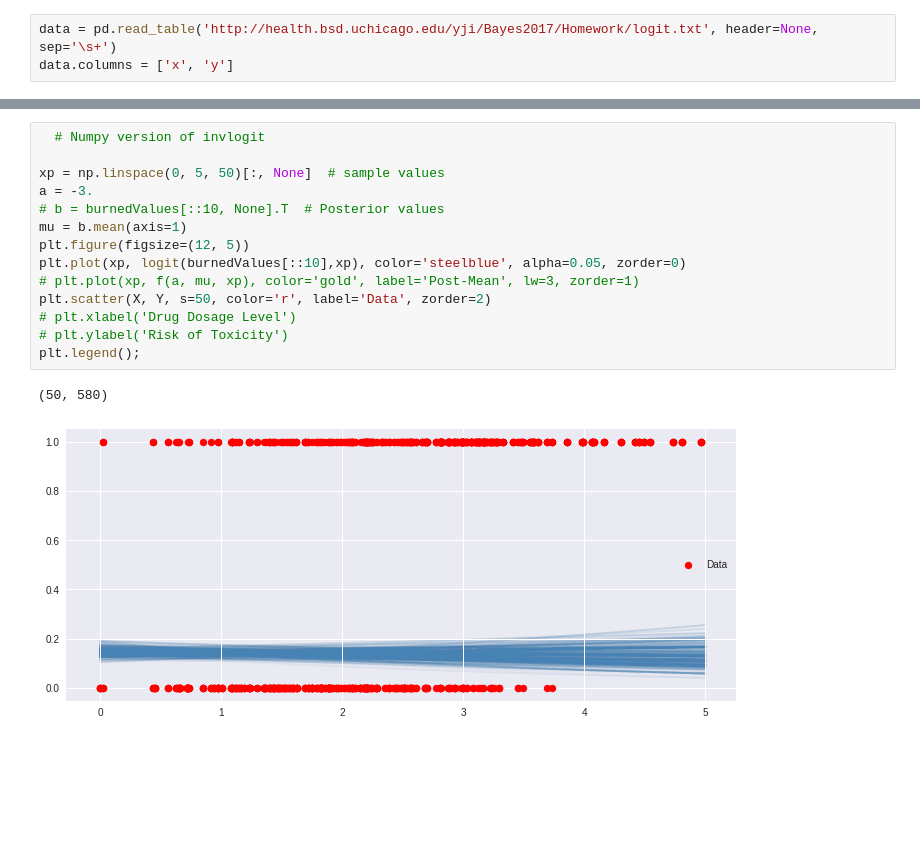
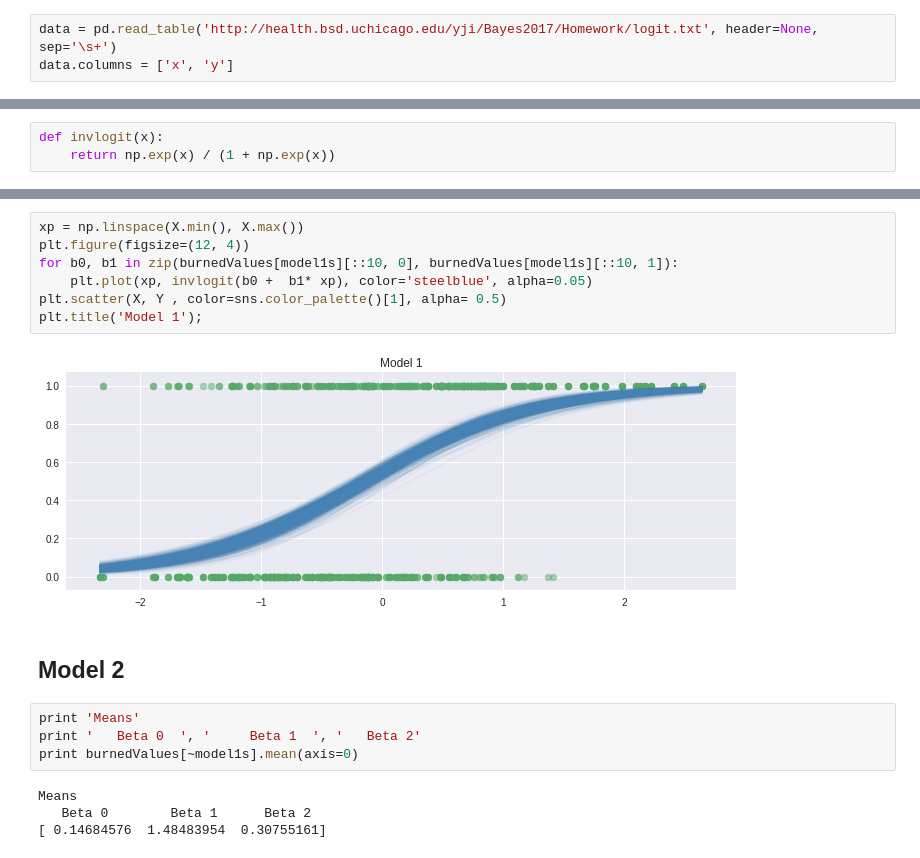
Before and after one commit to gdj0nes/BayesianModeling, a Jupyter notebook: hw4.ipynb, the cells around one changed output, grey strips where cells are left out. Saved outputs shown, nothing was run; the diff lists cells and outputs as text; blank space fills up the shorter version.

```diff
--- a/hw4.ipynb
+++ b/hw4.ipynb
@@ -152,0 +170,3 @@ burnedValues = np.hstack([beta01, beta2])[5000::15]
+# %%
+def invlogit(x):
+    return np.exp(x) / (1 + np.exp(x))
@@ -196,17 +202,19 @@ pred01 = logit(beta01, X)
-# %%
-  # Numpy version of invlogit
-
-xp = np.linspace(0, 5, 50)[:, None]  # sample values
-a = -3.
-# b = burnedValues[::10, None].T  # Posterior values
-mu = b.mean(axis=1)
-plt.figure(figsize=(12, 5))
-plt.plot(xp, logit(burnedValues[::10],xp), color='steelblue', alpha=0.05, zorder=0)
-# plt.plot(xp, f(a, mu, xp), color='gold', label='Post-Mean', lw=3, zorder=1)
-plt.scatter(X, Y, s=50, color='r', label='Data', zorder=2)
-# plt.xlabel('Drug Dosage Level')
-# plt.ylabel('Risk of Toxicity')
-plt.legend();
-# %% [output]
-(50, 580)
-[figure, removed]
+# %%
+xp = np.linspace(X.min(), X.max())
+plt.figure(figsize=(12, 4))
+for b0, b1 in zip(burnedValues[model1s][::10, 0], burnedValues[model1s][::10, 1]):
+    plt.plot(xp, invlogit(b0 +  b1* xp), color='steelblue', alpha=0.05)
+plt.scatter(X, Y , color=sns.color_palette()[1], alpha= 0.5)
+plt.title('Model 1');
+# %% [output]
+[figure, added]
+# %% [markdown]
+## Model 2
+# %%
+print 'Means'
+print '   Beta 0  ', '     Beta 1  ', '   Beta 2'
+print burnedValues[~model1s].mean(axis=0)
+# %% [output]
+Means
+   Beta 0        Beta 1      Beta 2
+[ 0.14684576  1.48483954  0.30755161]
```
Also changed, not shown: parts of 17 cells of this notebook.
